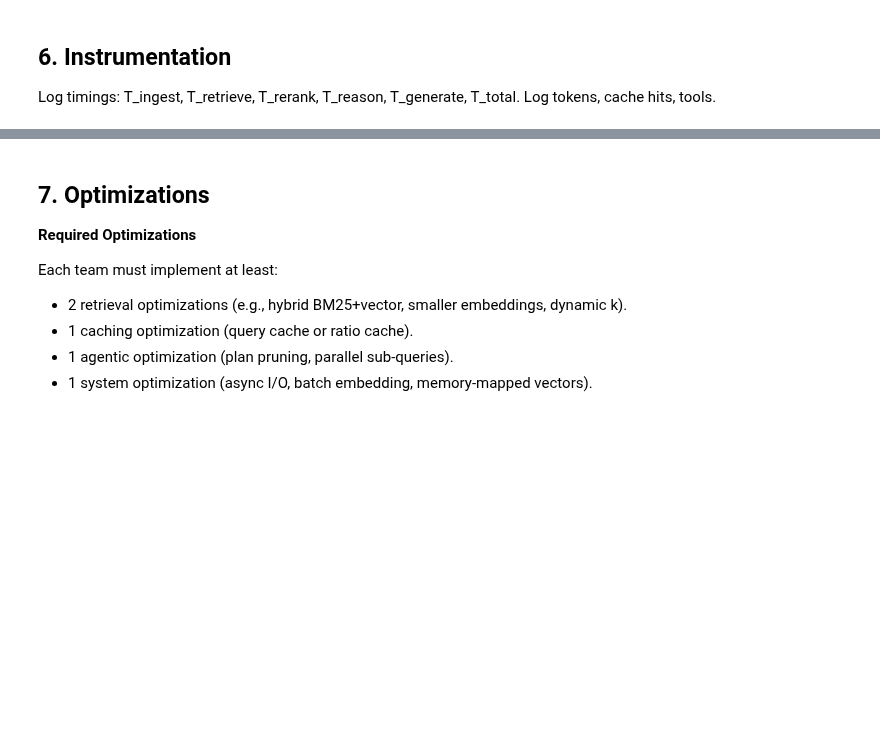
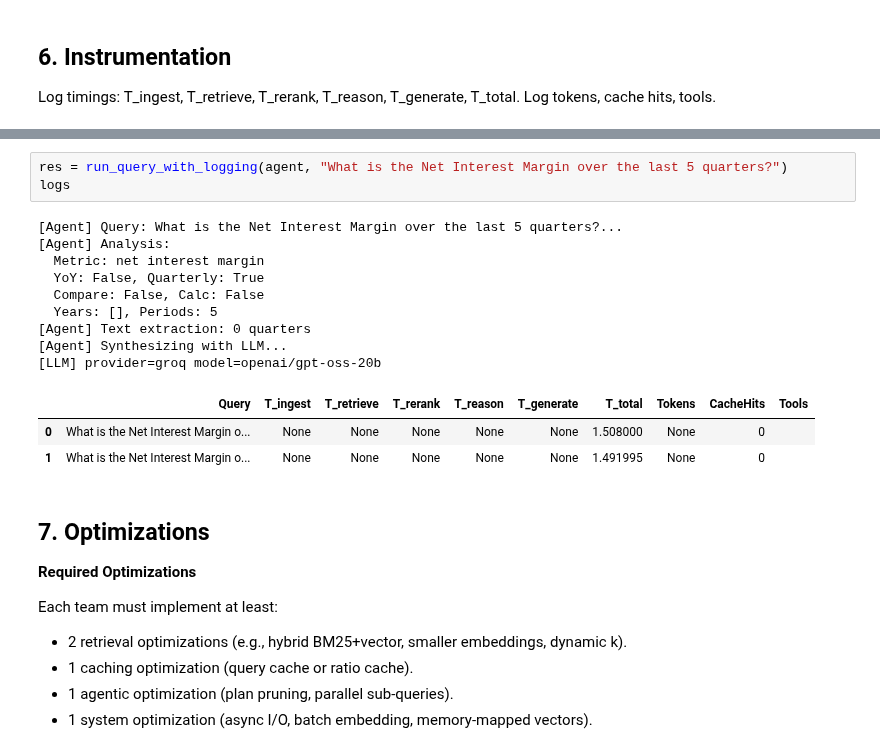
Before and after one commit to Marcusayay/PTO_ICT3113_Grp11, a Jupyter notebook: Agent_CFO_Project_V4_TEST.ipynb, the cells around one changed output, grey strips where cells are left out. Cells and saved outputs as stored; diff of their text form; blank space fills up the shorter version.

```diff
--- a/Agent_CFO_Project_V4_TEST.ipynb
+++ b/Agent_CFO_Project_V4_TEST.ipynb
@@ -4993,3 +5022,19 @@ logs
+# %%
+res = run_query_with_logging(agent, "What is the Net Interest Margin over the last 5 quarters?")
+logs
+# %% [output]
+[Agent] Query: What is the Net Interest Margin over the last 5 quarters?...
+[Agent] Analysis:
+  Metric: net interest margin
+  YoY: False, Quarterly: True
+  Compare: False, Calc: False
+  Years: [], Periods: 5
+[Agent] Text extraction: 0 quarters
+[Agent] Synthesizing with LLM...
+[LLM] provider=groq model=openai/gpt-oss-20b
+|  | Query | T_ingest | T_retrieve | T_rerank | T_reason | T_generate | T_total | Tokens | CacheHits | Tools |
+| 0 | What is the Net Interest Margin o... | None | None | None | None | None | 1.508000 | None | 0 |  |
+| 1 | What is the Net Interest Margin o... | None | None | None | None | None | 1.491995 | None | 0 |  |
 # %% [markdown]
 ## 7. Optimizations
 
```
Also changed, not shown: parts of 7 cells of this notebook, 2 other files.
